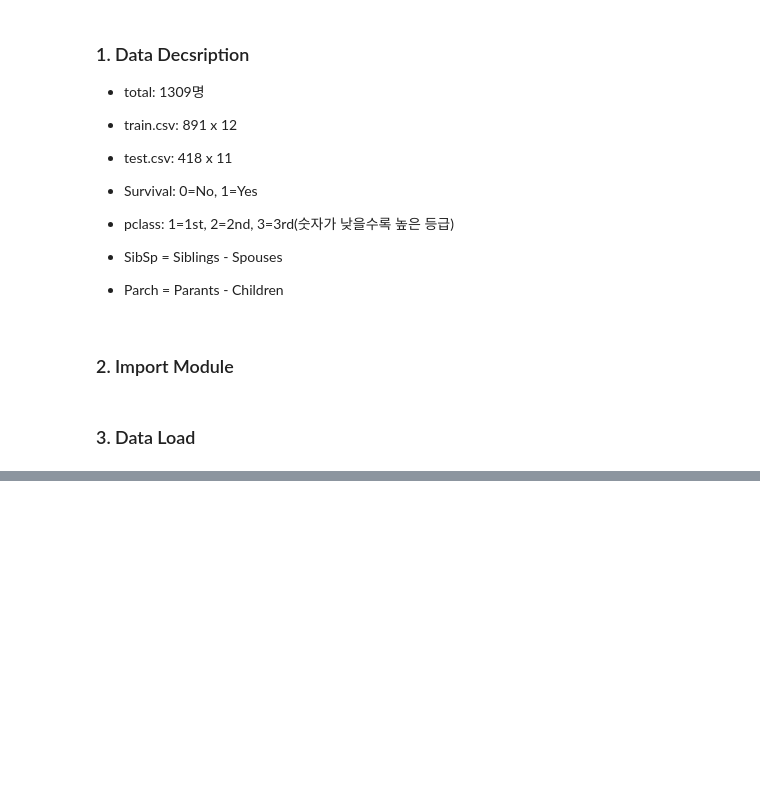
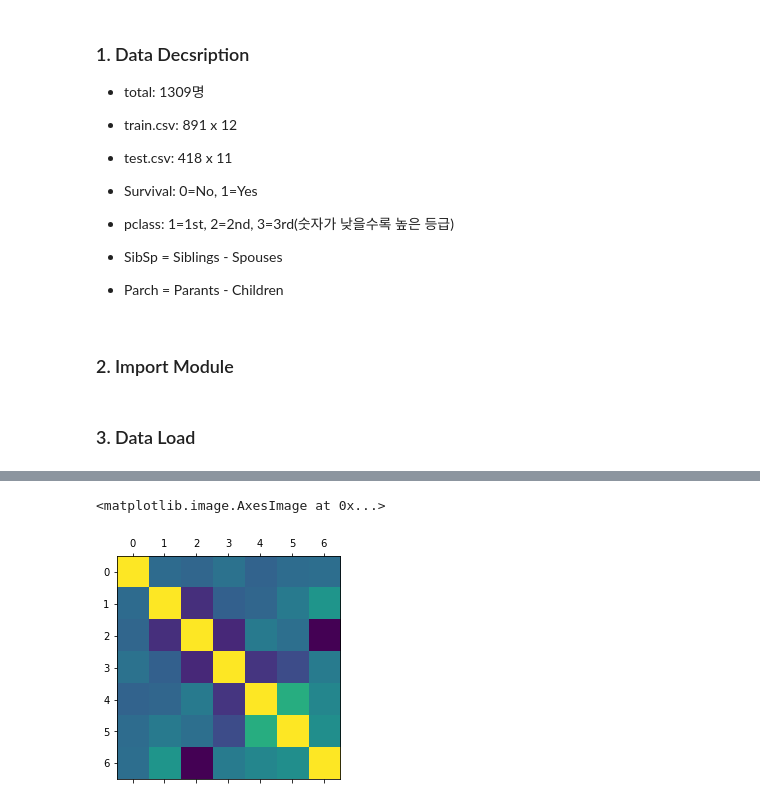
Before and after one commit to Kangboom/cnu_python_basic, a Jupyter notebook: 타이타닉 생존자 예측 프로그램.ipynb, the cells around one changed output, grey strips where cells are left out. Drawn from its saved outputs; the diff is of its cells as text; code cells hidden in the pictures; blank space fills up the shorter version.

```diff
--- a/타이타닉 생존자 예측 프로그램.ipynb
+++ b/타이타닉 생존자 예측 프로그램.ipynb
@@ -57,0 +236,5 @@ df_titanic.corr()
+# %%
+plt.matshow(df_train.corr())
+# %% [output]
+<matplotlib.image.AxesImage at 0x...>
+[figure, added]
```
Also changed, not shown: parts of 25 cells of this notebook.
